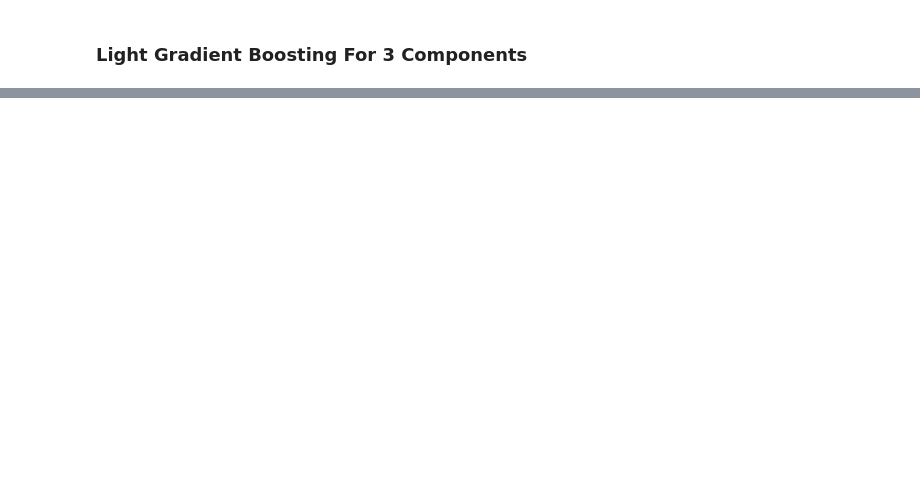
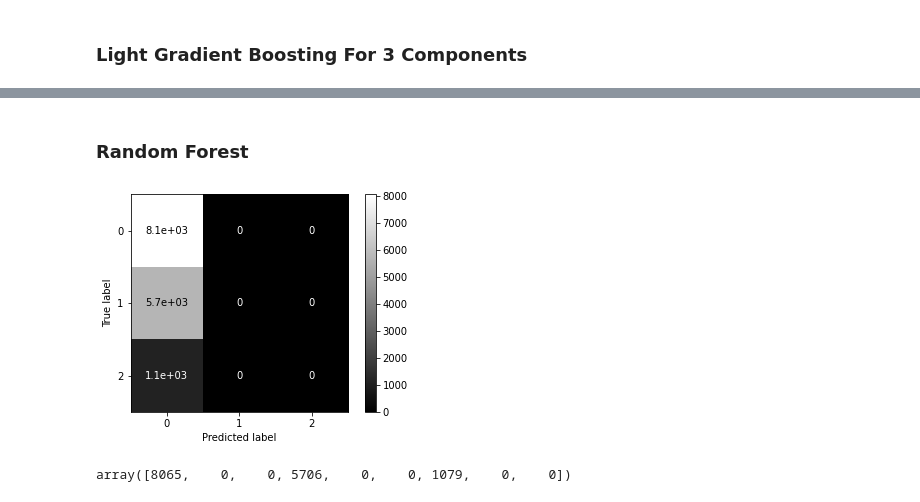
Before and after one commit to Savvy-Slowley/Pump-it-Up-Data-Mining-the-Water-Table-, a Jupyter notebook: Pump_it_Up_Data_Mining_the_Water_Table_(Project).ipynb, the cells around one changed output, grey strips where cells are left out. Drawn from its saved outputs; the diff is of its cells as text; code cells hidden in the pictures; blank space fills up the shorter version.

```diff
--- a/Pump_it_Up_Data_Mining_the_Water_Table_(Project).ipynb
+++ b/Pump_it_Up_Data_Mining_the_Water_Table_(Project).ipynb
@@ -340,6 +346,7 @@ Index(['basin', 'region', 'lga', 'ward', 'extraction_type', 'management',
        'water_quality', 'quantity', 'source', 'waterpoint_type'],
       dtype='object')
 # %%
-#ohe = OneHotEncoder(drop = 'first', sparse = False)
-#df = ohe.fit_transform(df[['basin', 'region', 'lga', 'ward', 'extraction_type',
-                           #'management','water_quality', 'quantity', 'source', 'waterpoint_type']])
+'''ohe = OneHotEncoder(drop = 'first', sparse = False)
+df = ohe.fit_transform(df[['basin', 'region', 'lga', 'ward', 'extraction_type',
+                           'management','water_quality', 'quantity', 'source', 'waterpoint_type']])
+ohe.categories_'''
@@ -523,0 +540,11 @@ Wall time: 19.6 s
+# %% [markdown]
+### Random Forest
+# %%
+plot_confusion_matrix(rf, X_test, y_test, cmap = 'gray');
+# %% [output]
+[figure, added]
+# %%
+cm_rf = metrics.confusion_matrix(y_test.values, rf.predict(X_test)).ravel()
+cm_rf
+# %% [output]
+array([8065,    0,    0, 5706,    0,    0, 1079,    0,    0])
```
Also changed, not shown: parts of 45 cells of this notebook.
